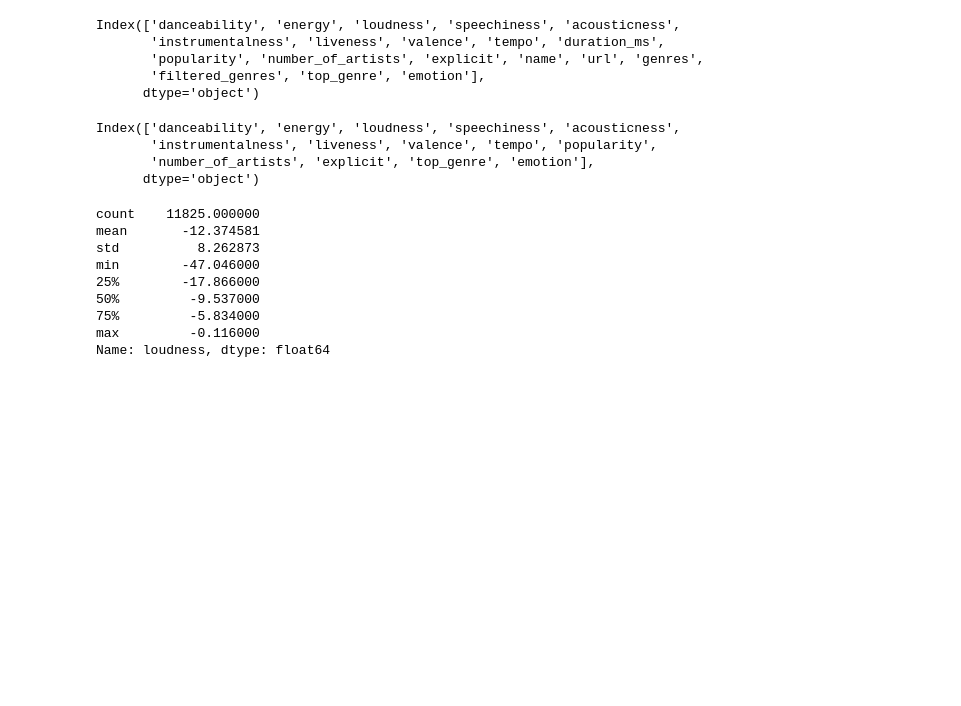
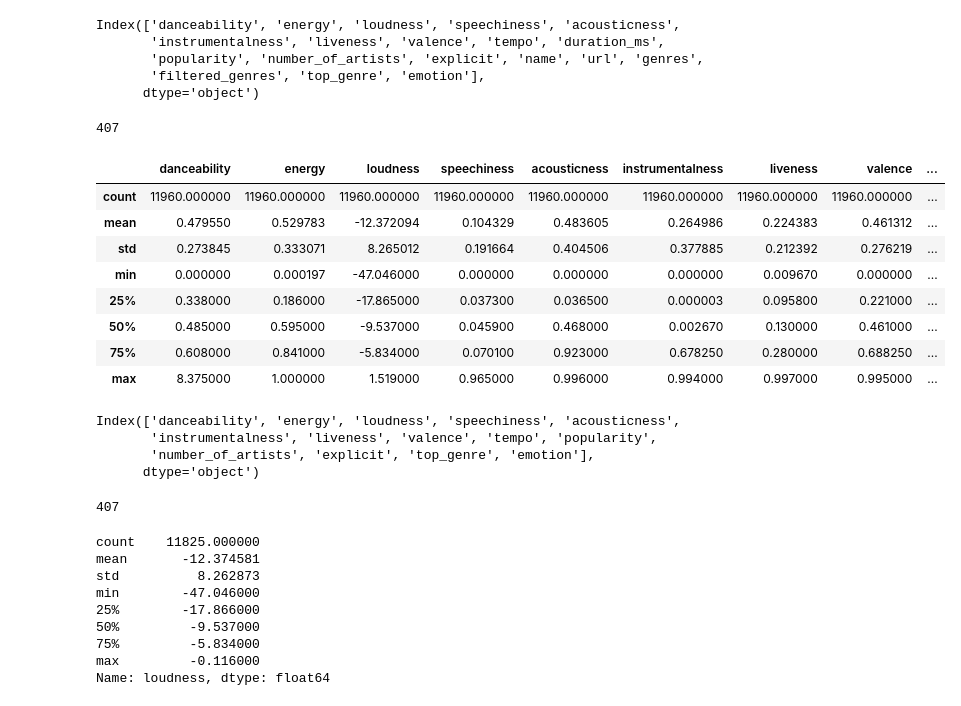
Before and after one commit to LiquiNaut/SUNS-zadanie-1, a Jupyter notebook: main.ipynb, the cells around one changed output. Saved outputs shown, nothing was run; the diff lists cells and outputs as text; code cells hidden in the pictures; blank space fills up the shorter version.

```diff
--- a/main.ipynb
+++ b/main.ipynb
@@ -41,10 +41,28 @@ Index(['danceability', 'energy', 'loudness', 'speechiness', 'acousticness',
        'popularity', 'number_of_artists', 'explicit', 'name', 'url', 'genres',
        'filtered_genres', 'top_genre', 'emotion'],
       dtype='object')
+# %%
+df.isnull().sum().sum()
+# %% [output]
+407
 # %%
 # Vyber stlpcov na vymazanie z datasetu (podla dolezitosti vzhladom na naslednu kategorizaciu)
 columns_to_remove = ['name', 'url', 'genres', 'filtered_genres', 'duration_ms']
 df_without_specified_columns = df.drop(columns=columns_to_remove)
+
+df_outlier_copy = df_without_specified_columns
+
+df_without_specified_columns.describe()
+# %% [output]
+|  | danceability | energy | loudness | speechiness | acousticness | instrumentalness | liveness | valence | ... |
+| count | 11960.000000 | 11960.000000 | 11960.000000 | 11960.000000 | 11960.000000 | 11960.000000 | 11960.000000 | 11960.000000 | ... |
+| mean | 0.479550 | 0.529783 | -12.372094 | 0.104329 | 0.483605 | 0.264986 | 0.224383 | 0.461312 | ... |
+| std | 0.273845 | 0.333071 | 8.265012 | 0.191664 | 0.404506 | 0.377885 | 0.212392 | 0.276219 | ... |
+| min | 0.000000 | 0.000197 | -47.046000 | 0.000000 | 0.000000 | 0.000000 | 0.009670 | 0.000000 | ... |
+| 25% | 0.338000 | 0.186000 | -17.865000 | 0.037300 | 0.036500 | 0.000003 | 0.095800 | 0.221000 | ... |
+| 50% | 0.485000 | 0.595000 | -9.537000 | 0.045900 | 0.468000 | 0.002670 | 0.130000 | 0.461000 | ... |
+| 75% | 0.608000 | 0.841000 | -5.834000 | 0.070100 | 0.923000 | 0.678250 | 0.280000 | 0.688250 | ... |
+| max | 8.375000 | 1.000000 | 1.519000 | 0.965000 | 0.996000 | 0.994000 | 0.997000 | 0.995000 | ... |
 # %%
 df_without_specified_columns.columns
 # %% [output]
@@ -52,6 +70,10 @@ Index(['danceability', 'energy', 'loudness', 'speechiness', 'acousticness',
        'instrumentalness', 'liveness', 'valence', 'tempo', 'popularity',
        'number_of_artists', 'explicit', 'top_genre', 'emotion'],
       dtype='object')
+# %%
+df_without_specified_columns.isnull().sum().sum()
+# %% [output]
+407
 # %%
 # Vymazanie outlierov pomocou setnutia hodnot(dole v zadani)
 # Nie je potreba setnut stlpce: Valence, Tempo, Number_of_artists, Explicit, Top_genre, Emotion
```
Also changed, not shown: parts of 7 cells of this notebook.
